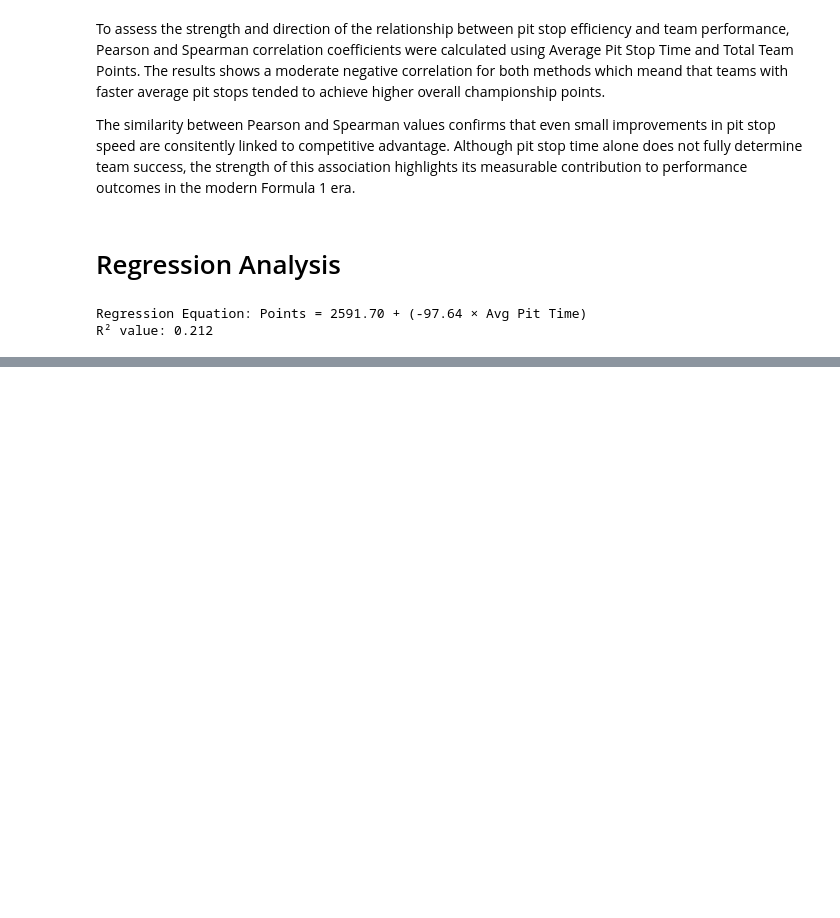
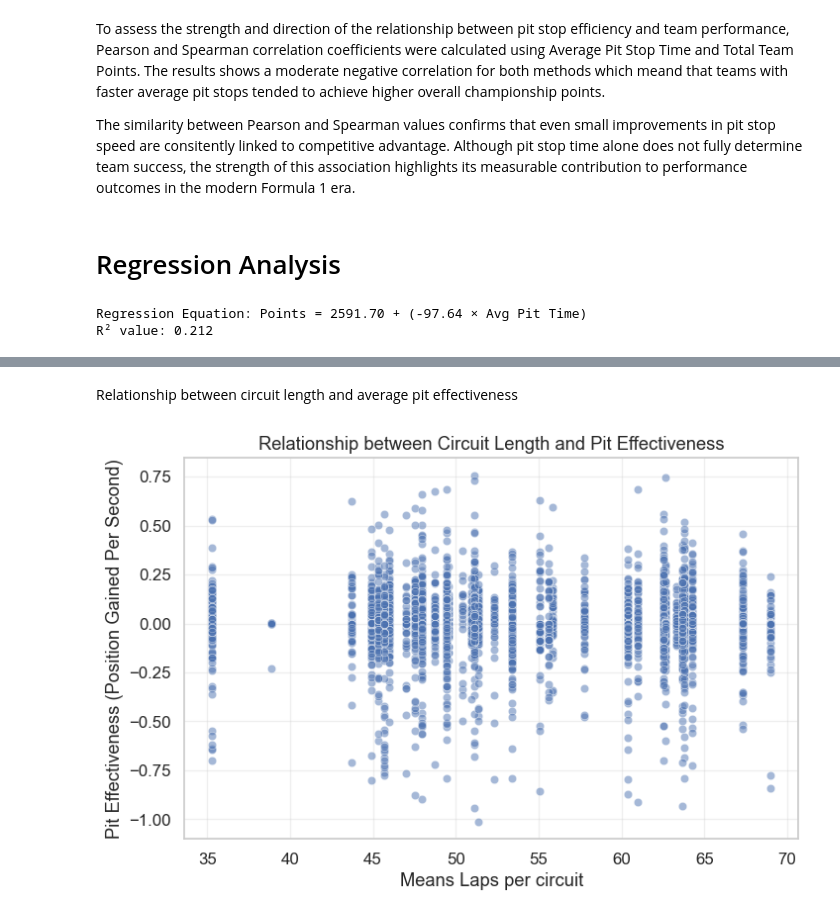
Before and after one commit to mahaejaz2699/Dissertation, a Jupyter notebook: data.ipynb, the cells around one changed output, grey strips where cells are left out. Saved outputs shown, nothing was run; the diff lists cells and outputs as text; code cells hidden in the pictures; blank space fills up the shorter version.

```diff
--- a/data.ipynb
+++ b/data.ipynb
@@ -2403,0 +2406,12 @@ OptionError: "No such keys(s): 'mode.use_inf_as_null'"
+# %% [markdown]
+Relationship between circuit length and average pit effectiveness
+# %%
+plt.figure(figsize=(8,5))
+sns.scatterplot(x='mean_laps',y='pit_effectiveness',data=merged,alpha=0.5)
+plt.title('Relationship between Circuit Length and Pit Effectiveness')
+plt.xlabel('Means Laps per circuit')
+plt.ylabel('Pit Effectiveness (Position Gained Per Second)')
+plt.grid(alpha=0.3)
+plt.show()
+# %% [output]
+[figure, added]
```
Also changed, not shown: parts of 64 cells of this notebook.
